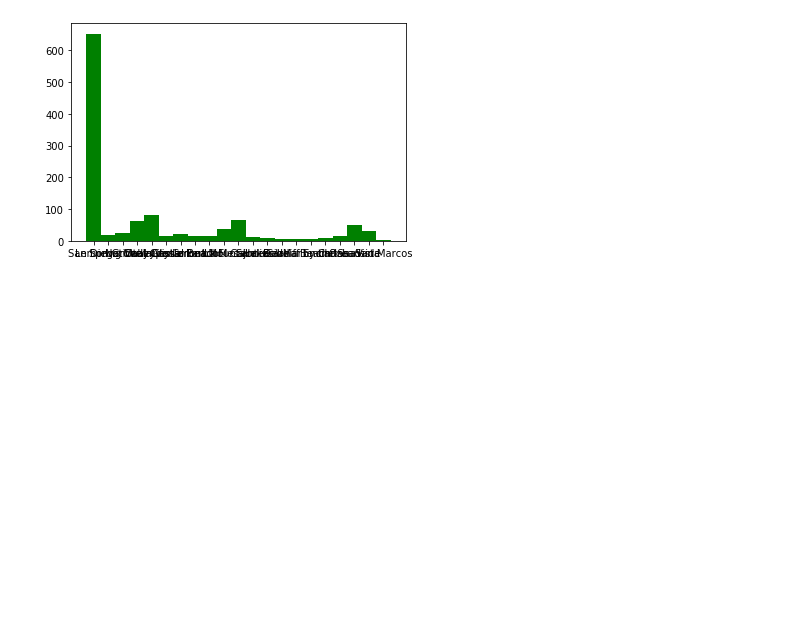
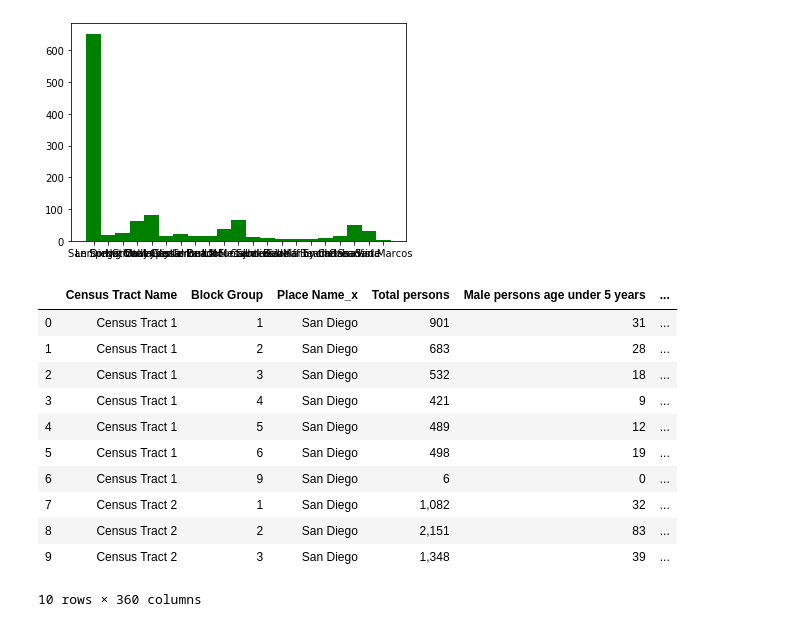
Before and after one commit to MangoOverlord/DataHacks2020, a Jupyter notebook: Dataset/CountingBlocks.ipynb, the cells around one changed output. Cells and saved outputs as stored; diff of their text form; code cells hidden in the pictures; blank space fills up the shorter version.

```diff
--- a/Dataset/CountingBlocks.ipynb
+++ b/Dataset/CountingBlocks.ipynb
@@ -23,3 +23,18 @@ for x in wordFrequency.keys():
         plt.bar(x, wordFrequency.get(x), 1.0, color='g')
 # %% [output]
 [figure]
+# %%
+roughdraft.head(10)
+# %% [output]
+|  | Census Tract Name | Block Group | Place Name_x | Total persons | Male persons age under 5 years | ... |
+| 0 | Census Tract 1 | 1 | San Diego | 901 | 31 | ... |
+| 1 | Census Tract 1 | 2 | San Diego | 683 | 28 | ... |
+| 2 | Census Tract 1 | 3 | San Diego | 532 | 18 | ... |
+| 3 | Census Tract 1 | 4 | San Diego | 421 | 9 | ... |
+| 4 | Census Tract 1 | 5 | San Diego | 489 | 12 | ... |
+| 5 | Census Tract 1 | 6 | San Diego | 498 | 19 | ... |
+| 6 | Census Tract 1 | 9 | San Diego | 6 | 0 | ... |
+| 7 | Census Tract 2 | 1 | San Diego | 1,082 | 32 | ... |
+| 8 | Census Tract 2 | 2 | San Diego | 2,151 | 83 | ... |
+| 9 | Census Tract 2 | 3 | San Diego | 1,348 | 39 | ... |
+10 rows × 360 columns
```
Also changed, not shown: parts of 1 cell of this notebook.
